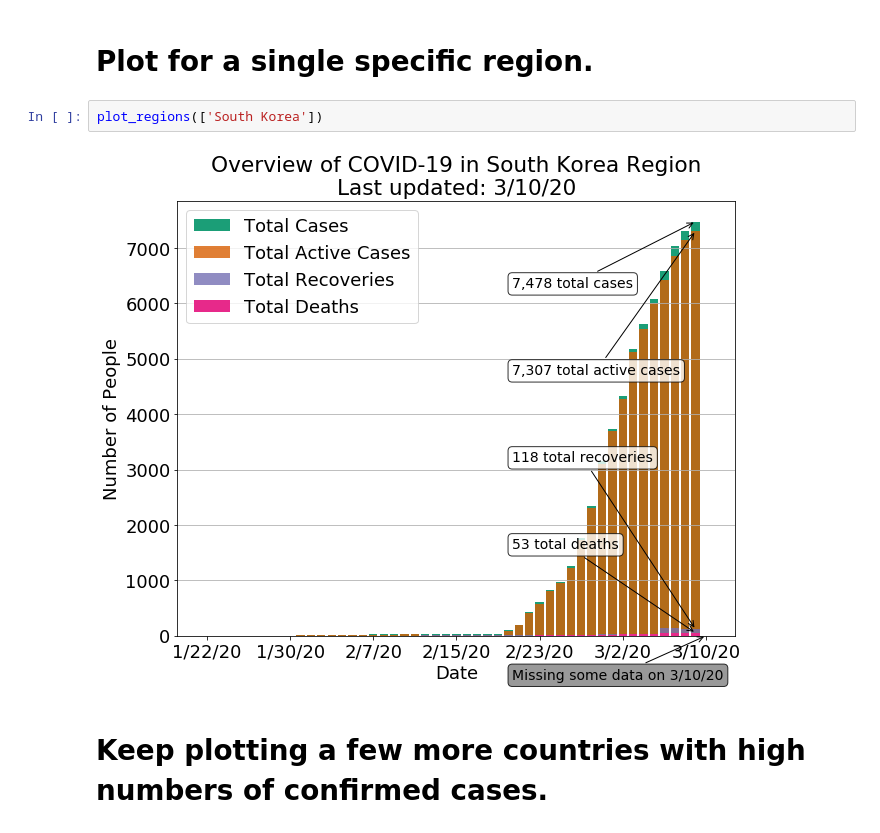
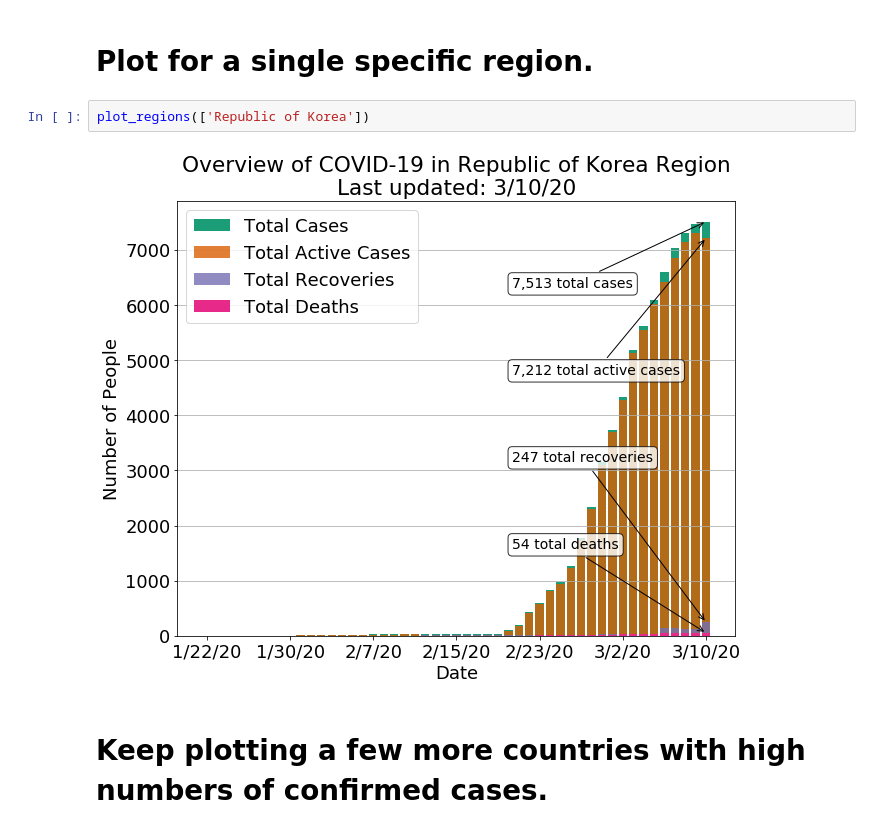
Before and after one commit to nrhinehart/COVID-19-pyvis, a Jupyter notebook: overview_plotting_example.ipynb, the cells around one changed output. Drawn from its saved outputs; the diff is of its cells as text.

```diff
--- a/overview_plotting_example.ipynb
+++ b/overview_plotting_example.ipynb
@@ -162,9 +175,9 @@ plot_regions(region_names=regions)
 # %% [markdown]
 # Plot for a single specific region.
 # %%
-plot_regions(['South Korea'])
+plot_regions(['Republic of Korea'])
 # %% [output]
-[figure, old version]
+[figure, new version]
 # %% [markdown]
 # Keep plotting a few more countries with high numbers of confirmed cases.
 # %%
```
Also changed, not shown: parts of 20 cells of this notebook, 1 other file.
